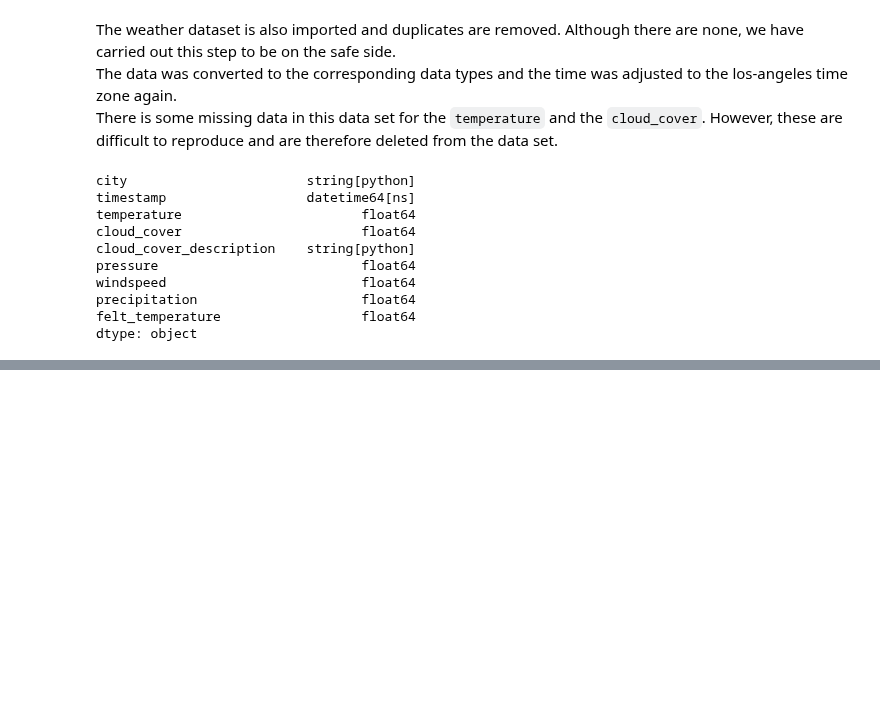
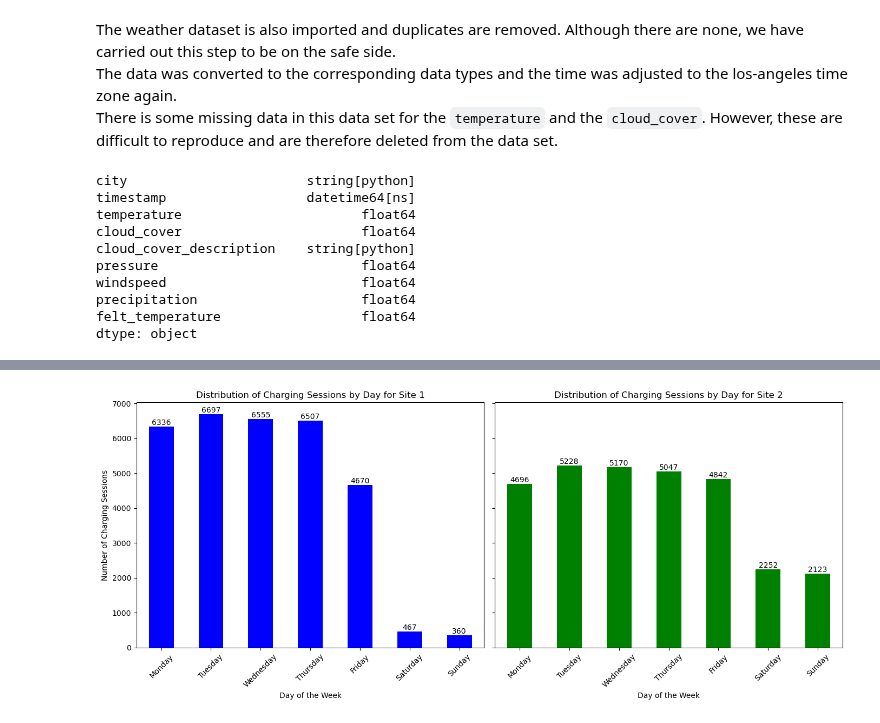
Before and after one commit to Zeyd263/DataDynamos, a Jupyter notebook: Preprocessing.ipynb, the cells around one changed output, grey strips where cells are left out. Drawn from its saved outputs; the diff is of its cells as text; code cells hidden in the pictures; blank space fills up the shorter version.

Commit message:
add site detection with time distribution and session duration patterns

```diff
--- a/Preprocessing.ipynb
+++ b/Preprocessing.ipynb
@@ -247,0 +241,42 @@ dtype: object
+# %%
+pd.options.mode.chained_assignment = None
+
+data_1['dayOfWeek'] = data_1['connectionTime'].dt.day_of_week
+day_of_week_counts_site1 = data_1['dayOfWeek'].value_counts().sort_index()
+days = ['Monday', 'Tuesday', 'Wednesday', 'Thursday', 'Friday', 'Saturday', 'Sunday']
+day_of_week_counts_site1.index = days
+#print(day_of_week_counts)
+
+data_2['dayOfWeek'] = data_2['connectionTime'].dt.day_of_week
+day_of_week_counts_site2 = data_2['dayOfWeek'].value_counts().sort_index()
+days = ['Monday', 'Tuesday', 'Wednesday', 'Thursday', 'Friday', 'Saturday', 'Sunday']
+day_of_week_counts_site2.index = days
+
+fig, axes = plt.subplots(1, 2, figsize=(14, 6), sharey=True)
+
+# Plot for Site 1
+day_of_week_counts_site1.plot(kind='bar', color='blue', ax=axes[0])
+axes[0].set_title('Distribution of Charging Sessions by Day for Site 1')
+axes[0].set_xlabel('Day of the Week')
+axes[0].set_ylabel('Number of Charging Sessions')
+axes[0].set_xticklabels(days, rotation=45)
+
+# Annotate the exact count on top of each bar for Site 1
+for index, value in enumerate(day_of_week_counts_site1):
+    axes[0].text(index, value + 0.5, str(value), ha='center', va='bottom', fontsize=10)
+
+# Plot for Site 2
+day_of_week_counts_site2.plot(kind='bar', color='green', ax=axes[1])
+axes[1].set_title('Distribution of Charging Sessions by Day for Site 2')
+axes[1].set_xlabel('Day of the Week')
+axes[1].set_xticklabels(days, rotation=45)
+
+# Annotate the exact count on top of each bar for Site 2
+for index, value in enumerate(day_of_week_counts_site2):
+    axes[1].text(index, value + 0.5, str(value), ha='center', va='bottom', fontsize=10)
+
+# Show the plot
+plt.tight_layout()
+plt.show()
+# %% [output]
+[figure, added]
```
Also changed, not shown: parts of 11 cells of this notebook.
